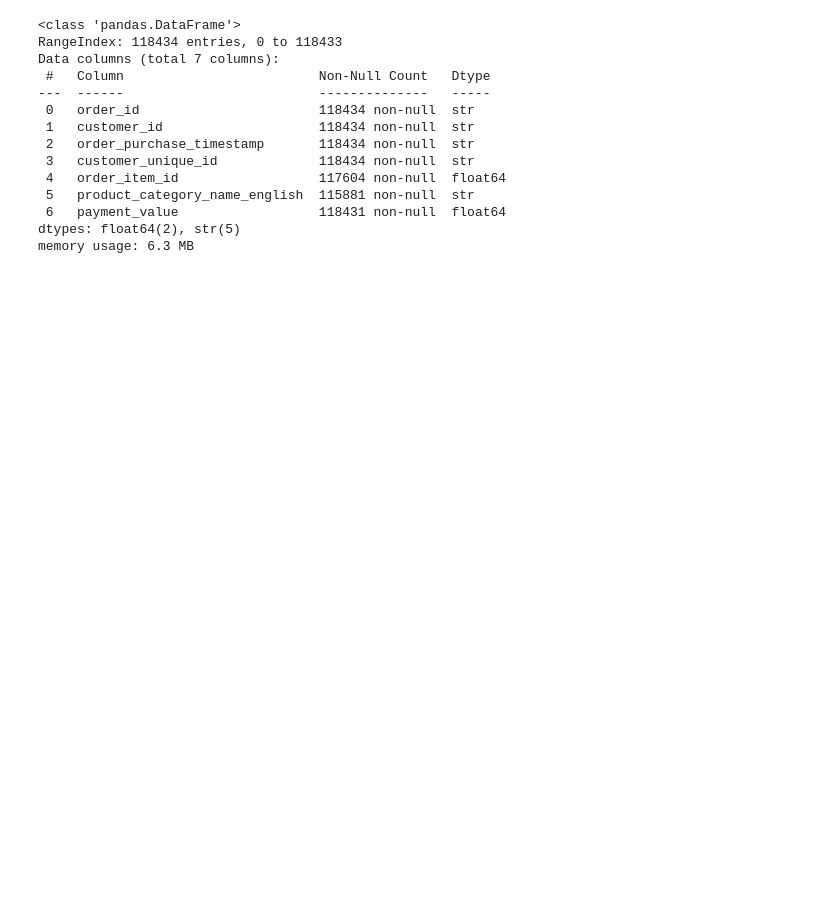
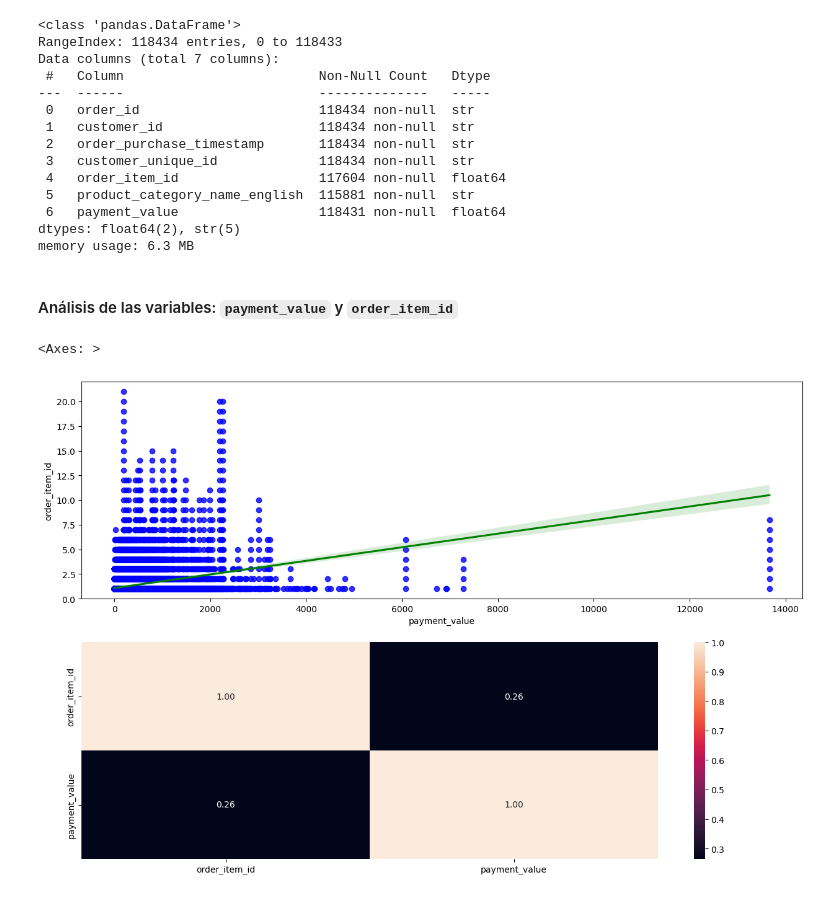
Before and after one commit to carlos-villa-restrepo/olist-growth-engine, a Jupyter notebook: notebooks/EDA.ipynb, the cells around one changed output. Saved outputs shown, nothing was run; the diff lists cells and outputs as text; code cells hidden in the pictures; blank space fills up the shorter version.

Commit message:
Análisis de variable multivariante numérica: payment y order_item_id

```diff
--- a/notebooks/EDA.ipynb
+++ b/notebooks/EDA.ipynb
@@ -515,7 +515,15 @@ Data columns (total 7 columns):
  6   payment_value                  118431 non-null  float64
 dtypes: float64(2), str(5)
 memory usage: 6.3 MB
+# %% [markdown]
+#### Análisis de las variables: `payment_value` y `order_item_id`
 # %%
 corr_price = df_master[["order_item_id", "payment_value"]].corr()
 
-fig, axis = plt.subplots(2, 1, figsize=)
+fig, axis = plt.subplots(2, 1, figsize=(15, 10))
+sns.regplot(ax=axis[0], data=df_master, x="payment_value", y="order_item_id",
+            scatter_kws={"alpha":0.8, "color":"blue"}, line_kws={"color":"green"})
+sns.heatmap(ax=axis[1], data=corr_price, annot=True, fmt=".2f")
+# %% [output]
+<Axes: >
+[figure, added]
```
Also changed, not shown: parts of 4 cells of this notebook.
